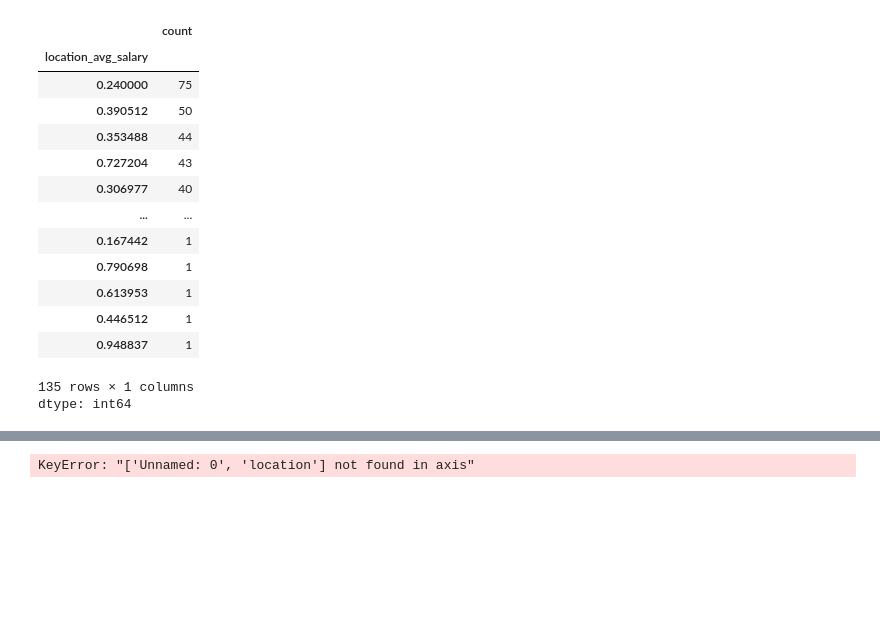
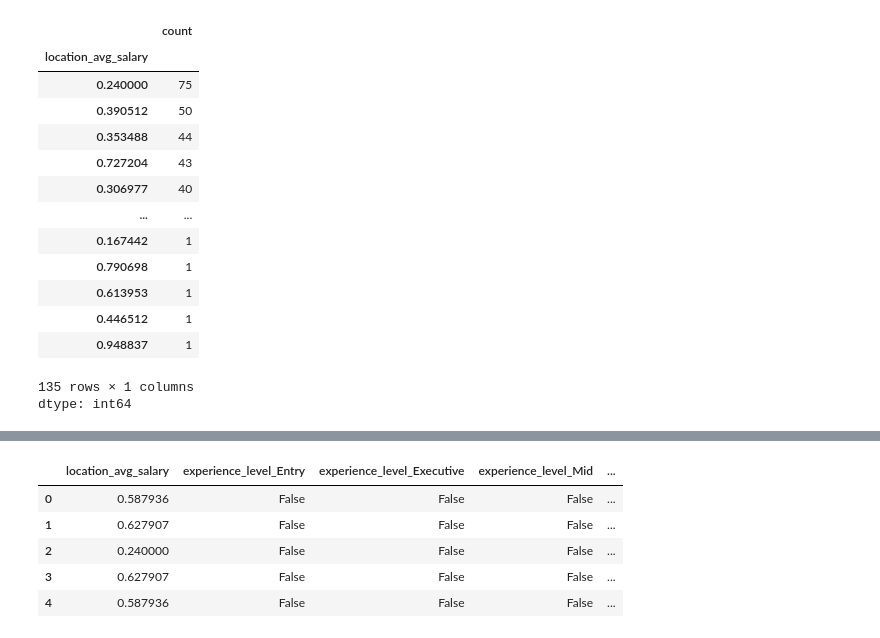
Before and after one commit to GitDimaN/DI_Bootcamp, a Jupyter notebook: week2/day2/daily_challenge/dc_mandatory.ipynb, the cells around one changed output, grey strips where cells are left out. Saved outputs shown, nothing was run; the diff lists cells and outputs as text; code cells hidden in the pictures; blank space fills up the shorter version.

```diff
--- a/week2/day2/daily_challenge/dc_mandatory.ipynb
+++ b/week2/day2/daily_challenge/dc_mandatory.ipynb
@@ -228,7 +215,12 @@ ds_salaries = pd.get_dummies(ds_salaries, columns = low_card_features)
 # %%
-# drop not needed columns Unnamed:0 and location which was target_encoded:
-ds_salaries.drop(columns=['Unnamed: 0', 'location','salary_cap','salary'], inplace=True)
+# drop not needed columns Unnamed:0 and location which was target_encoded, and all target related variables i.e. salary
+ds_salaries.drop(columns=['Unnamed: 0', 'location','salary_cap','salary', 'salary_cap_normalized'], inplace=True)
 # new target variable is salary_cap_normalized
 ds_salaries.head()
 # %% [output]
-KeyError: "['Unnamed: 0', 'location'] not found in axis"
+|  | location_avg_salary | experience_level_Entry | experience_level_Executive | experience_level_Mid | ... |
+| 0 | 0.587936 | False | False | False | ... |
+| 1 | 0.627907 | False | False | False | ... |
+| 2 | 0.240000 | False | False | False | ... |
+| 3 | 0.627907 | False | False | False | ... |
+| 4 | 0.587936 | False | False | False | ... |
```
Also changed, not shown: parts of 10 cells of this notebook.
